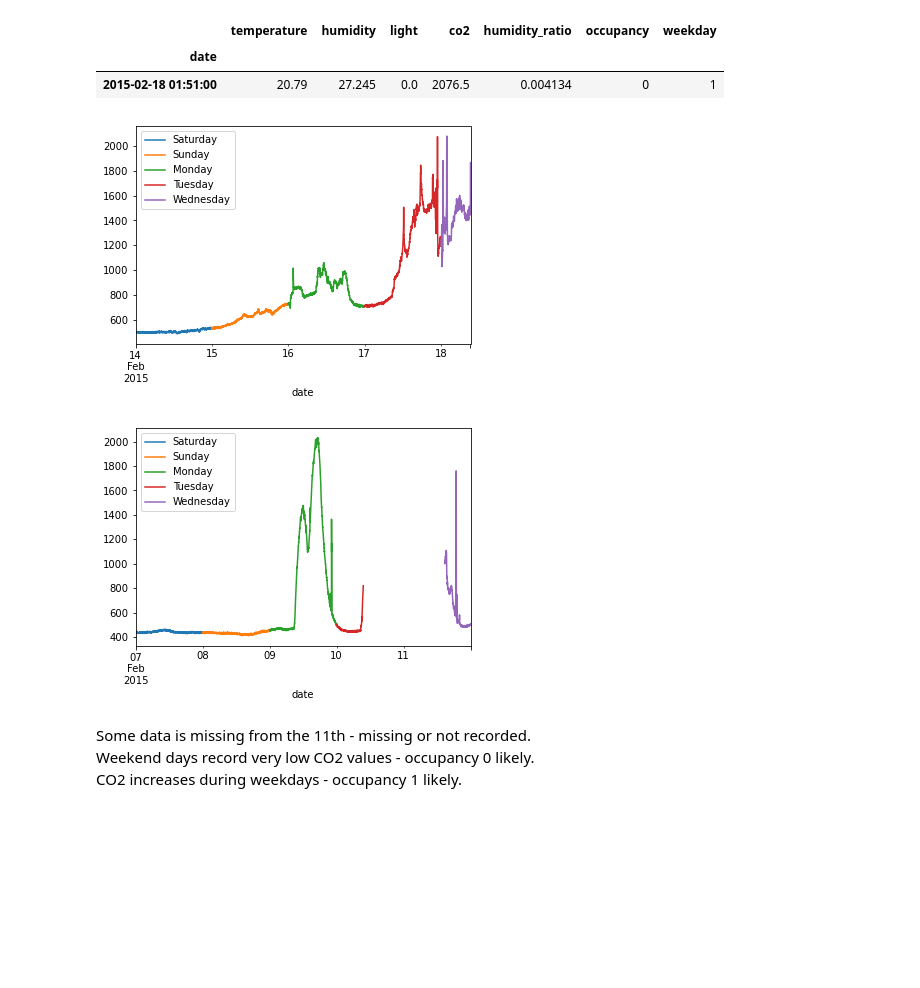
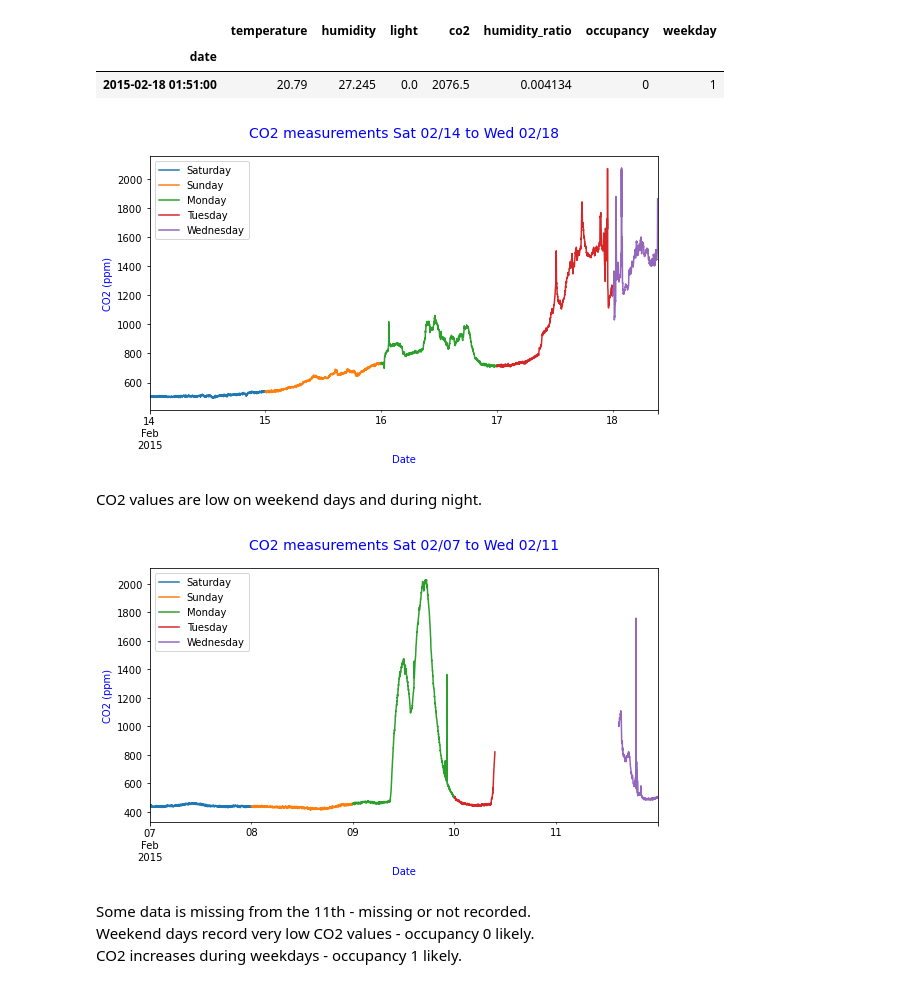
Before and after one commit to CristinaSahoo/Occupancy-Detection, a Jupyter notebook: code/EDA.ipynb, the cells around one changed output. Cells and saved outputs as stored; diff of their text form; code cells hidden in the pictures; blank space fills up the shorter version.

```diff
--- a/code/EDA.ipynb
+++ b/code/EDA.ipynb
@@ -281,24 +364,41 @@ df[df['co2'] == df['co2'].max()]
 | date |  |  |  |  |  |  |  |
 | 2015-02-18 01:51:00 | 20.79 | 27.245 | 0.0 | 2076.5 | 0.004134 | 0 | 1 |
 # %%
+plt.figure(figsize=(8,5))
 df['2015-02-14']['co2'].plot();
 df['2015-02-15']['co2'].plot();
 df['2015-02-16']['co2'].plot();
 df['2015-02-17']['co2'].plot();
 df['2015-02-18']['co2'].plot();
+plt.title('CO2 measurements Sat 02/14 to Wed 02/18', fontsize=14, color='blue', pad=20)
+plt.xlabel('Date', color='blue')
+plt.ylabel('CO2 (ppm)', color='blue')
 labels = ['Saturday', 'Sunday', 'Monday', 'Tuesday', 'Wednesday']
 plt.legend(labels = labels, loc=0);
+plt.tight_layout()
+plt.savefig('../images/fig14.jpg', dpi=200)
+plt.show()
 # %% [output]
-[figure, old version]
+[figure, new version]
+# %% [markdown]
+CO2 values are low on weekend days and during night.
 # %%
+plt.figure(figsize=(8,5))
 df['2015-02-07']['co2'].plot();
 df['2015-02-08']['co2'].plot();
 df['2015-02-09']['co2'].plot();
 df['2015-02-10']['co2'].plot();
 df['2015-02-11']['co2'].plot();
+plt.title('CO2 measurements Sat 02/07 to Wed 02/11', fontsize=14, color='blue', pad=20)
+plt.xlabel('Date', color='blue')
+plt.ylabel('CO2 (ppm)', color='blue')
+labels = ['Saturday', 'Sunday', 'Monday', 'Tuesday', 'Wednesday']
 plt.legend(labels = labels, loc=0);
+plt.tight_layout()
+plt.savefig('../images/fig15.jpg', dpi=200)
+plt.show()
 # %% [output]
-[figure, old version]
+[figure, new version]
 # %% [markdown]
 Some data is missing from the 11th - missing or not recorded.
 Weekend days record very low CO2 values - occupancy 0 likely.
```
Also changed, not shown: parts of 36 cells of this notebook, 34 other files.
